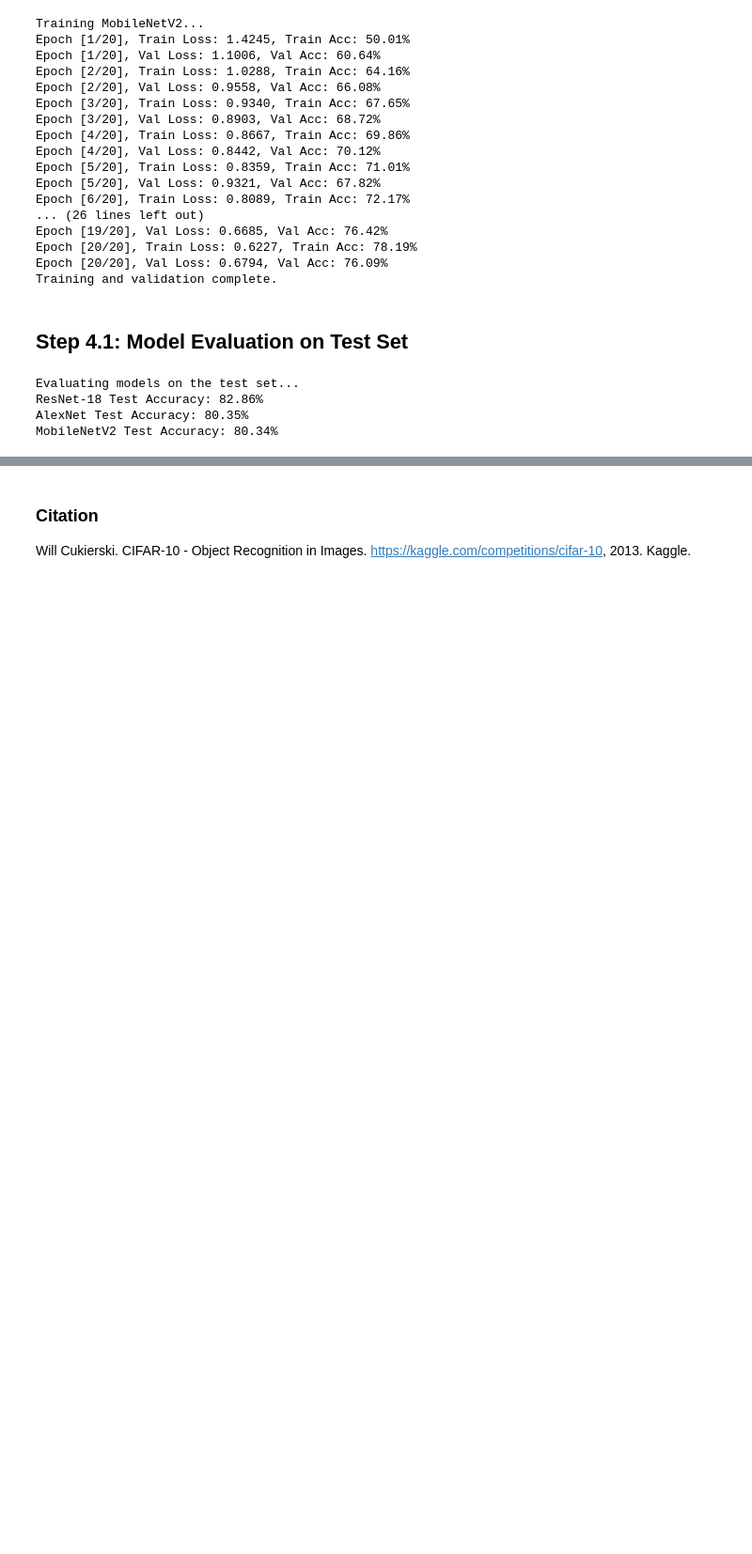
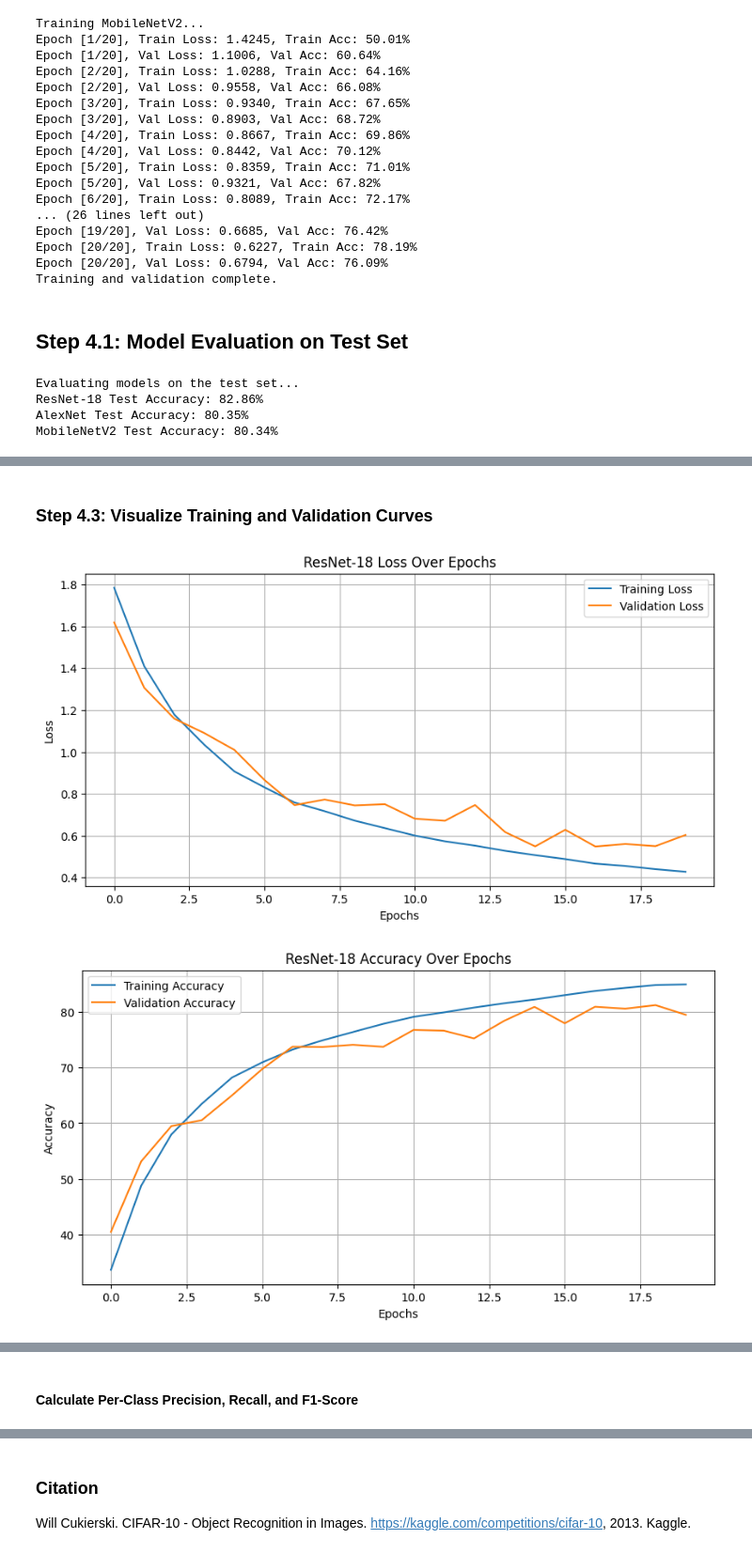
Before and after one commit to Chayonimeu/CNNs-for-image-classification, a Jupyter notebook: Final_Implementation_A2.ipynb, the cells around one changed output, grey strips where cells are left out. Shown at 94% size. Cells and saved outputs as stored; diff of their text form; code cells hidden in the pictures; blank space fills up the shorter version.

```diff
--- a/Final_Implementation_A2.ipynb
+++ b/Final_Implementation_A2.ipynb
@@ -385,3 +385,22 @@ Evaluating models on the test set...
 ResNet-18 Test Accuracy: 82.86%
 AlexNet Test Accuracy: 80.35%
 MobileNetV2 Test Accuracy: 80.34%
+# %%
+import matplotlib.pyplot as plt
+
+# Function to plot training and validation metrics
+def plot_metrics(train_metrics, val_metrics, metric_name, model_name):
+    plt.figure(figsize=(10, 5))
+    plt.plot(train_metrics, label=f'Training {metric_name}')
+    plt.plot(val_metrics, label=f'Validation {metric_name}')
+    plt.title(f'{model_name} {metric_name} Over Epochs')
+    plt.xlabel('Epochs')
+    plt.ylabel(metric_name)
+    plt.legend()
+    plt.grid(True)
+    plt.show()
+
+# Assuming training and validation losses and accuracies have been stored during training
+# Example of usage for plotting:
+# plot_metrics(resnet18_train_loss, resnet18_val_loss, 'Loss', 'ResNet-18')
+# plot_metrics(resnet18_train_acc, resnet18_val_acc, 'Accuracy', 'ResNet-18')
@@ -387,0 +456,48 @@ MobileNetV2 Test Accuracy: 80.34%
+# %% [markdown]
+### Step 4.3: Visualize Training and Validation Curves
+# %%
+import matplotlib.pyplot as plt
+
+# Placeholder training and validation loss/accuracy lists for visualization
+# Replace these with actual values collected during training
+resnet18_train_loss = [1.7843, 1.4096, 1.1786, 1.0342, 0.9069, 0.8310, 0.7585, 0.7171, 0.6720, 0.6363, 0.6007, 0.5732, 0.5525, 0.5279, 0.5072, 0.4883, 0.4667, 0.4555, 0.4403, 0.4277]
+resnet18_val_loss = [1.6186, 1.3067, 1.1591, 1.0900, 1.0097, 0.8659, 0.7461, 0.7729, 0.7448, 0.7507, 0.6812, 0.6714, 0.7467, 0.6174, 0.5489, 0.6284, 0.5483, 0.5604, 0.5501, 0.6037]
+resnet18_train_acc = [33.72, 48.80, 58.01, 63.47, 68.19, 70.91, 73.21, 74.87, 76.35, 77.82, 79.07, 79.87, 80.74, 81.51, 82.18, 82.97, 83.72, 84.27, 84.77, 84.89]
+resnet18_val_acc = [40.53, 53.16, 59.50, 60.54, 64.99, 69.71, 73.72, 73.67, 74.07, 73.70, 76.72, 76.60, 75.21, 78.37, 80.87, 77.92, 80.89, 80.54, 81.18, 79.44]
+
+alexnet_train_loss = [2.2353, 1.9280, 1.7155, 1.5865, 1.4409, 1.3383, 1.2527, 1.1600, 1.0839, 1.0177, 0.9534, 0.9200, 0.8763, 0.8311, 0.8010, 0.7784, 0.7550, 0.7164, 0.6998, 0.6813]
+alexnet_val_loss = [2.0303, 1.7834, 1.6706, 1.4814, 1.3308, 1.2789, 1.1625, 1.0707, 0.9687, 0.9816, 0.9996, 0.8812, 0.8330, 0.8039, 0.7943, 0.8135, 0.7635, 0.7234, 0.7068, 0.6709]
+alexnet_train_acc = [14.81, 26.83, 35.90, 41.01, 47.33, 51.19, 54.51, 58.12, 61.31, 63.62, 66.28, 67.43, 69.26, 71.07, 72.11, 73.04, 73.75, 75.02, 75.48, 76.62]
+alexnet_val_acc = [23.85, 33.98, 38.87, 46.43, 51.45, 54.10, 57.94, 61.38, 64.88, 65.93, 64.75, 68.82, 70.26, 71.53, 72.31, 71.89, 73.44, 74.37, 75.49, 76.60]
+
+mobilenet_train_loss = [1.4245, 1.0288, 0.9340, 0.8667, 0.8359, 0.8089, 0.7624, 0.7496, 0.7274, 0.7127, 0.6976, 0.6851, 0.6725, 0.6814, 0.6590, 0.6633, 0.6470, 0.6353, 0.6253, 0.6227]
+mobilenet_val_loss = [1.1006, 0.9558, 0.8903, 0.8442, 0.9321, 0.8043, 0.7870, 0.7382, 0.7565, 0.7372, 0.7143, 0.6972, 0.7210, 0.6920, 0.7566, 0.6961, 0.6650, 0.6925, 0.6685, 0.6794]
+mobilenet_train_acc = [50.01, 64.16, 67.65, 69.86, 71.01, 72.17, 73.68, 74.11, 74.95, 75.21, 75.83, 76.21, 76.55, 76.22, 77.07, 76.99, 77.39, 77.88, 78.14, 78.19]
+mobilenet_val_acc = [60.64, 66.08, 68.72, 70.12, 67.82, 71.59, 72.13, 74.39, 73.30, 73.90, 75.14, 76.12, 75.00, 75.33, 73.86, 75.49, 76.84, 75.50, 76.42, 76.09]
+
+# Plot metrics for each model
+def plot_metrics(train_metrics, val_metrics, metric_name, model_name):
+    plt.figure(figsize=(10, 5))
+    plt.plot(train_metrics, label=f'Training {metric_name}')
+    plt.plot(val_metrics, label=f'Validation {metric_name}')
+    plt.title(f'{model_name} {metric_name} Over Epochs')
+    plt.xlabel('Epochs')
+    plt.ylabel(metric_name)
+    plt.legend()
+    plt.grid(True)
+    plt.show()
+
+# Plot for ResNet-18
+plot_metrics(resnet18_train_loss, resnet18_val_loss, 'Loss', 'ResNet-18')
+plot_metrics(resnet18_train_acc, resnet18_val_acc, 'Accuracy', 'ResNet-18')
+
+# Plot for AlexNet
+plot_metrics(alexnet_train_loss, alexnet_val_loss, 'Loss', 'AlexNet')
+plot_metrics(alexnet_train_acc, alexnet_val_acc, 'Accuracy', 'AlexNet')
+
+# Plot for MobileNetV2
+plot_metrics(mobilenet_train_loss, mobilenet_val_loss, 'Loss', 'MobileNetV2')
+plot_metrics(mobilenet_train_acc, mobilenet_val_acc, 'Accuracy', 'MobileNetV2')
+# %% [output]
+[figure, added]
+[figure, added]
@@ -387,0 +508,2 @@ MobileNetV2 Test Accuracy: 80.34%
+# %% [markdown]
+#### Calculate Per-Class Precision, Recall, and F1-Score
```
Also changed, not shown: parts of 6 cells of this notebook.
